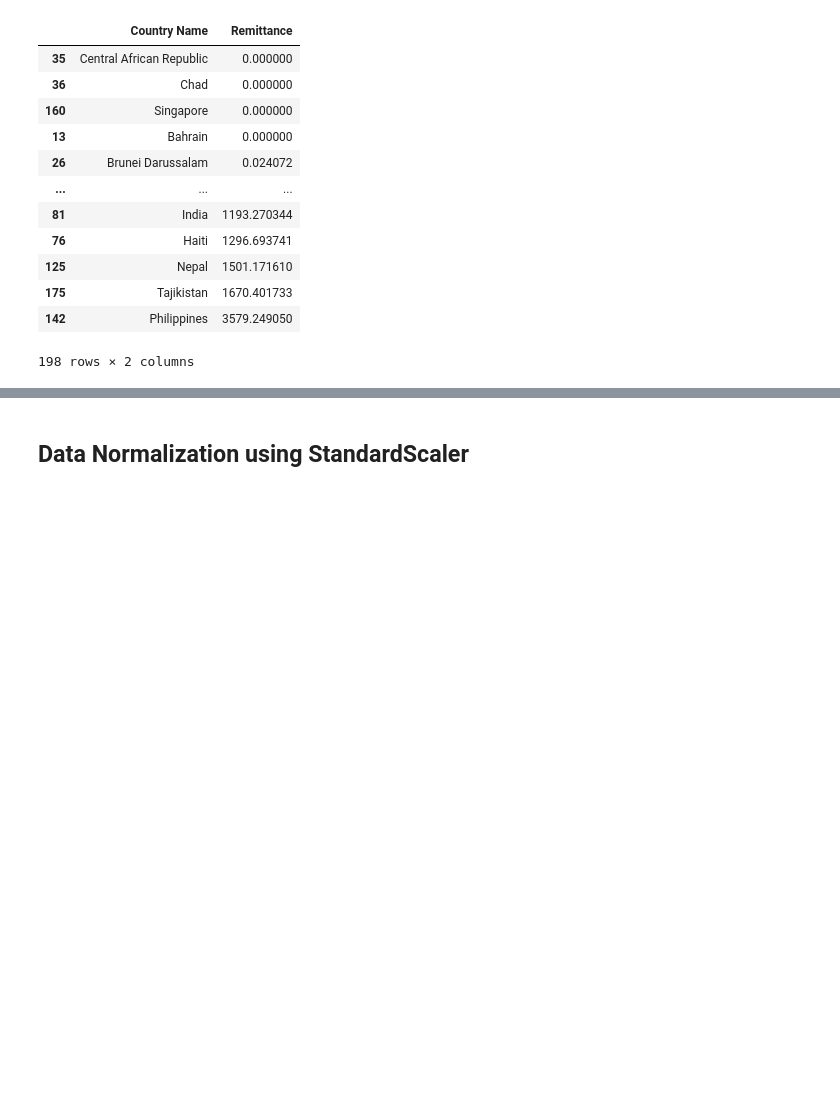
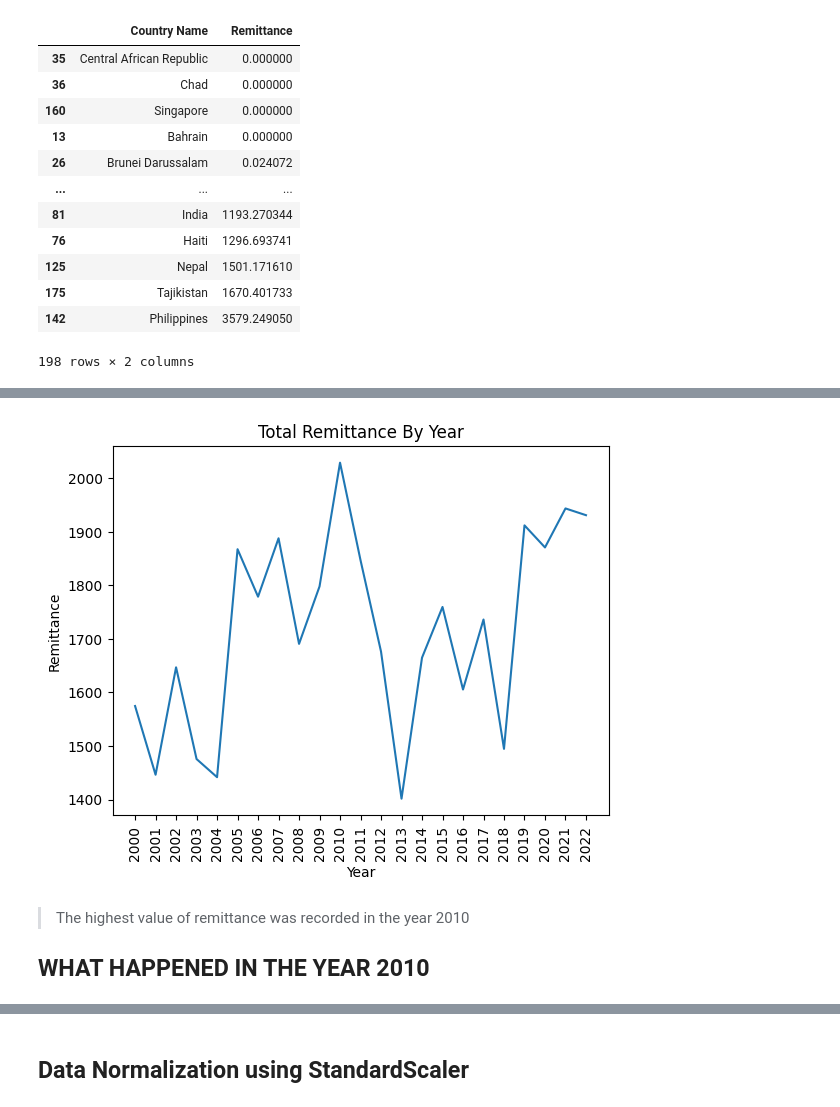
Before and after one commit to PowerBIhamoye/NaturalDisasterRemittanceFlow, a Jupyter notebook: remittance.ipynb, the cells around one changed output, grey strips where cells are left out. Drawn from its saved outputs; the diff is of its cells as text; code cells hidden in the pictures; blank space fills up the shorter version.

```diff
--- a/remittance.ipynb
+++ b/remittance.ipynb
@@ -509,0 +534,3 @@ total_remittance_country
+# %%
+remittance_by_year = merged_data.groupby('Year')['Remittance'].sum().reset_index()
+remittance_by_year
@@ -509,0 +555,10 @@ total_remittance_country
+# %%
+sns.lineplot(x='Year', y='Remittance', data=remittance_by_year);
+plt.title('Total Remittance By Year');
+plt.xticks(rotation=90);
+# %% [output]
+[figure, added]
+# %% [markdown]
+> The highest value of remittance was recorded in the year 2010
+
+## **WHAT HAPPENED IN THE YEAR 2010**
```
Also changed, not shown: parts of 18 cells of this notebook.
